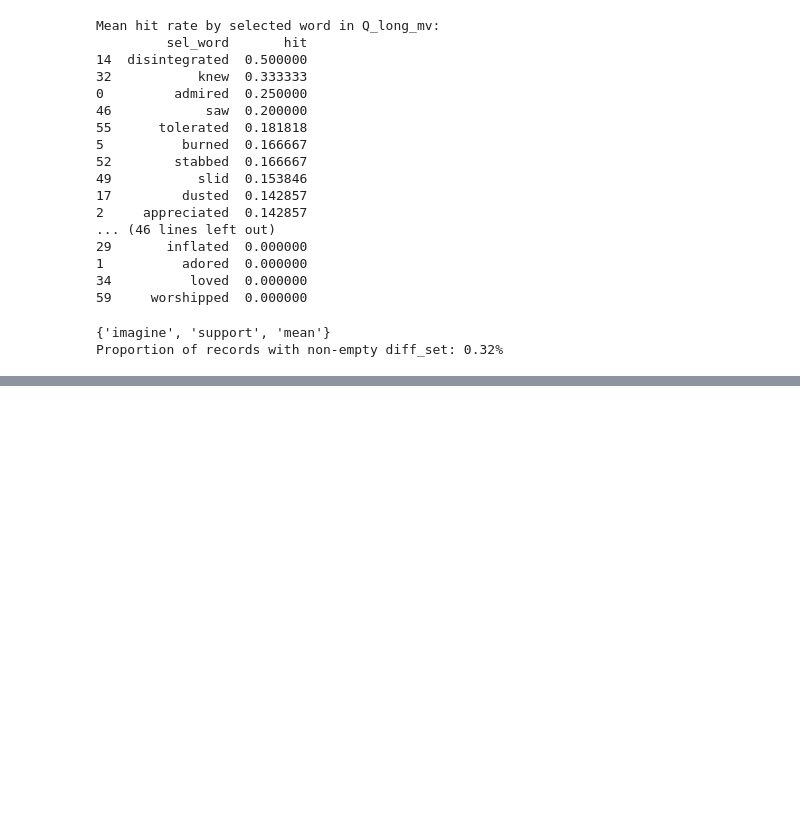
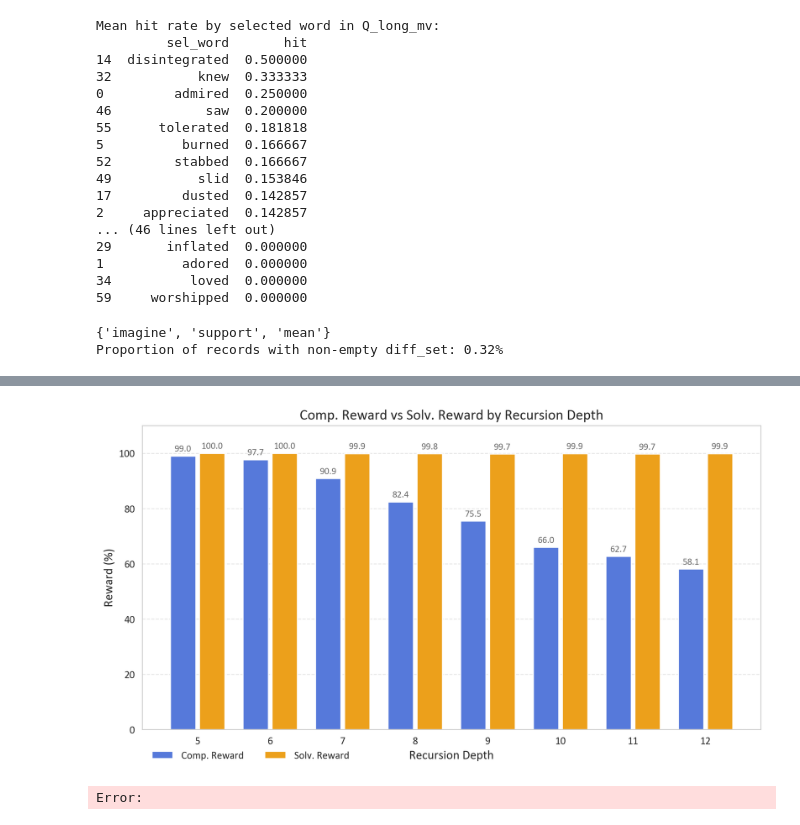
Before and after one commit to JoaquinCardonaRuiz/thesis-compositionality, a Jupyter notebook: pred_visualiser/error_analysis_dear.ipynb, the cells around one changed output, grey strips where cells are left out. Saved outputs shown, nothing was run; the diff lists cells and outputs as text; code cells hidden in the pictures; blank space fills up the shorter version.

```diff
--- a/pred_visualiser/error_analysis_dear.ipynb
+++ b/pred_visualiser/error_analysis_dear.ipynb
@@ -286,3 +286,10 @@ print(f"Proportion of records with non-empty diff_set: {proportion_non_empty_dif
 # %% [output]
 {'imagine', 'support', 'mean'}
 Proportion of records with non-empty diff_set: 0.32%
+# %%
+import matplotlib.font_manager as fm
+
+# Get all font names
+available_fonts = sorted(set(f.name for f in fm.fontManager.ttflist))
+for f in available_fonts:
+    print(f)
@@ -288,0 +314,66 @@ Proportion of records with non-empty diff_set: 0.32%
+# %%
+import pandas as pd
+import matplotlib.pyplot as plt
+import numpy as np
+
+# Data from the table
+depths = [5, 6, 7, 8, 9, 10, 11, 12]
+comp_reward = [99.0, 97.7, 90.9, 82.4, 75.5, 66.0, 62.7, 58.1]
+solv_reward = [100.0, 100.0, 99.9, 99.8, 99.7, 99.9, 99.7, 99.9]
+
+x = np.arange(len(depths))  # positions for groups
+bar_width = 0.35            # width of each bar
+gap = 0.05                  # extra gap between the two bars
+
+# Custom colors
+comp_color = "#5679DA"
+solv_color = "#ECA01B"
+
+# Set a nicer font globally
+plt.rcParams.update({"font.family": "Calibri"})
+
+fig, ax = plt.subplots(figsize=(9,5), dpi=250)
+
+# Draw bars
+bars1 = ax.bar(x - (bar_width/2 + gap/2), comp_reward,
+               width=bar_width, color=comp_color, label="Comp. Reward")
+bars2 = ax.bar(x + (bar_width/2 + gap/2), solv_reward,
+               width=bar_width, color=solv_color, label="Solv. Reward")
+
+# Formatting
+ax.set_xticks(x)
+ax.set_xticklabels(depths)
+ax.set_xlabel("Recursion Depth", fontsize=12)
+ax.set_ylabel("Reward (%)", fontsize=12)
+ax.set_title("Comp. Reward vs Solv. Reward by Recursion Depth", fontsize=14)
+ax.set_ylim(0, 110)
+
+# Legend just outside bottom right, side by side
+ax.legend(
+   frameon=False,
+    loc="upper right", bbox_to_anchor=(0.35, -0.04),
+    ncol=2
+)
+
+# Only horizontal grid lines
+ax.grid(axis="y", linestyle="--", alpha=0.5)
+ax.grid(axis="x", visible=False)
+
+# Add labels on top of bars
+def add_labels(bars):
+    for bar in bars:
+        height = bar.get_height()
+        ax.text(
+            bar.get_x() + bar.get_width()/2, height + 1,
+            f"{height:.1f}", ha="center", va="bottom",
+            fontsize=9, color="dimgray"
+        )
+
+add_labels(bars1)
+add_labels(bars2)
+
+plt.tight_layout()
+plt.show()
+# %% [output]
+[figure, added]
+Error:
```
Also changed, not shown: parts of 1 cell of this notebook, 11 other files.
